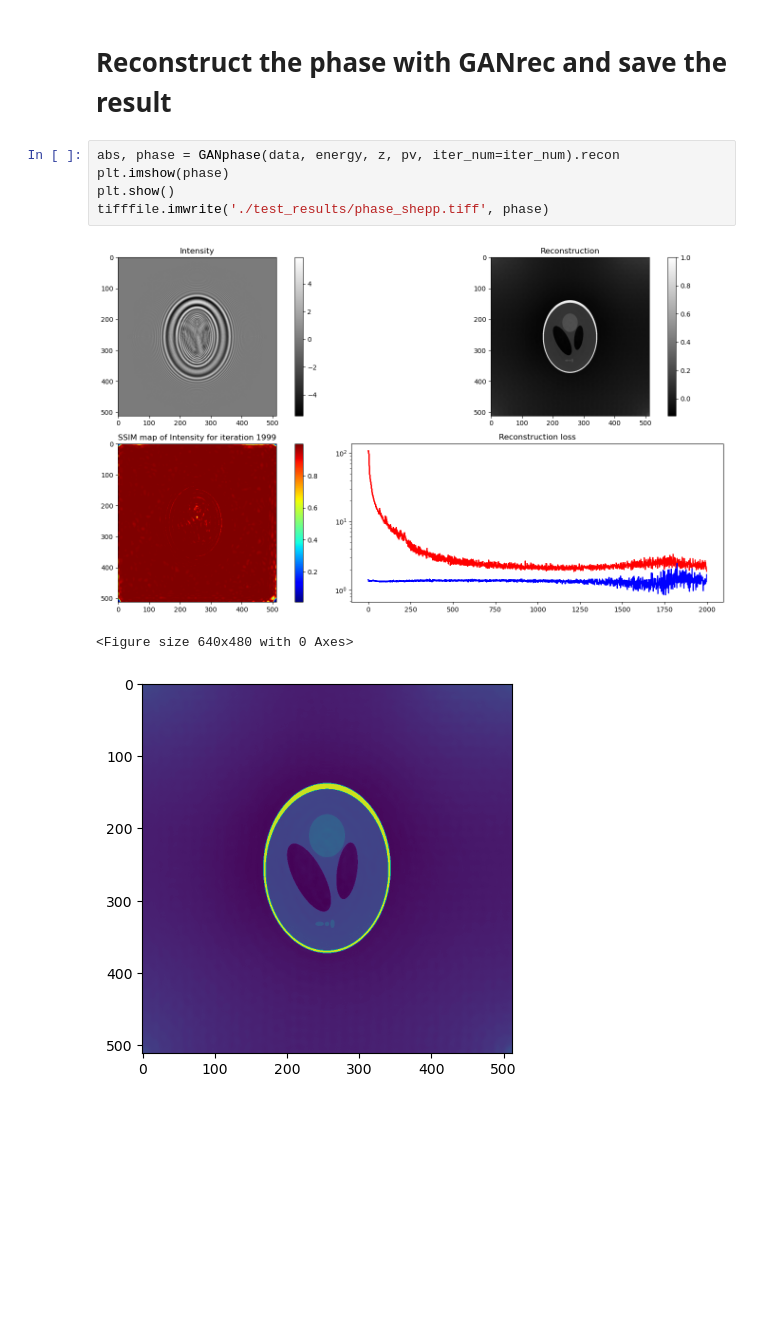
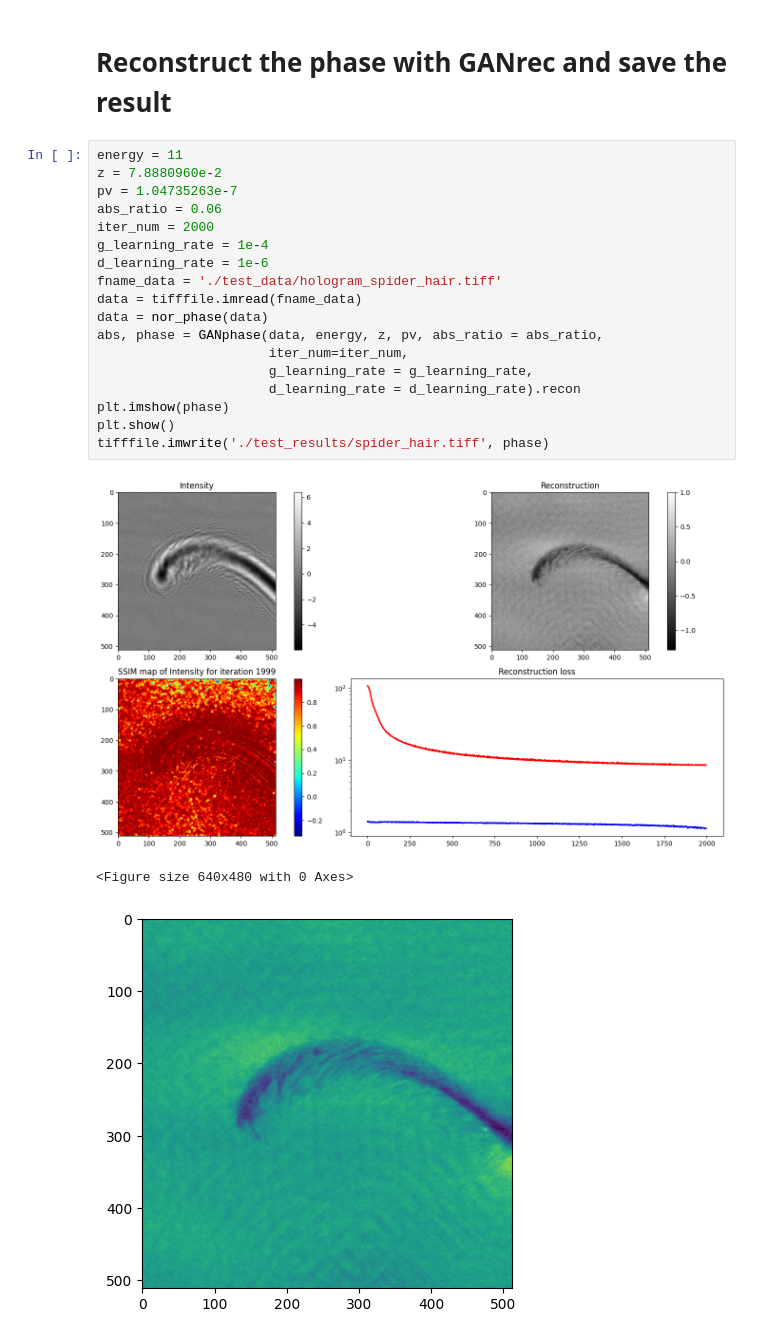
Before and after one commit to XYangXRay/selfphish, a Jupyter notebook: examples/holography_tf.ipynb, the cells around one changed output. Saved outputs shown, nothing was run; the diff lists cells and outputs as text; blank space fills up the shorter version.

Commit message:
some clean up and tests

```diff
--- a/examples/holography_tf.ipynb
+++ b/examples/holography_tf.ipynb
@@ -20,11 +35,24 @@ data = nor_phase(data)
 # %% [markdown]
 # Reconstruct the phase with GANrec and save the result
 # %%
-abs, phase = GANphase(data, energy, z, pv, iter_num=iter_num).recon
+energy = 11
+z = 7.8880960e-2
+pv = 1.04735263e-7
+abs_ratio = 0.06
+iter_num = 2000
+g_learning_rate = 1e-4
+d_learning_rate = 1e-6
+fname_data = './test_data/hologram_spider_hair.tiff'
+data = tifffile.imread(fname_data)
+data = nor_phase(data)
+abs, phase = GANphase(data, energy, z, pv, abs_ratio = abs_ratio,
+                      iter_num=iter_num,
+                      g_learning_rate = g_learning_rate,
+                      d_learning_rate = d_learning_rate).recon
 plt.imshow(phase)
 plt.show()
-tifffile.imwrite('./test_results/phase_shepp.tiff', phase)
+tifffile.imwrite('./test_results/spider_hair.tiff', phase)
 # %% [output]
-[figure, old version]
+[figure, new version]
 <Figure size 640x480 with 0 Axes>
-[figure, old version]
+[figure, new version]
```
Also changed, not shown: parts of 4 cells of this notebook, 8 other files.
